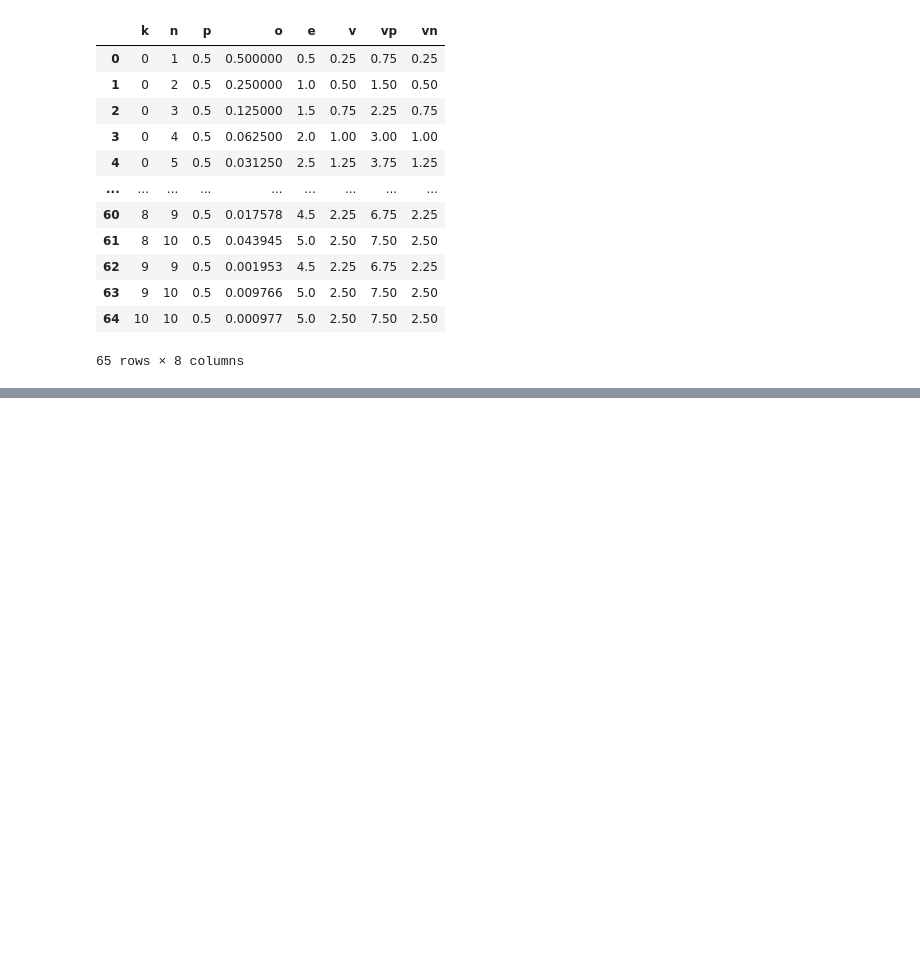
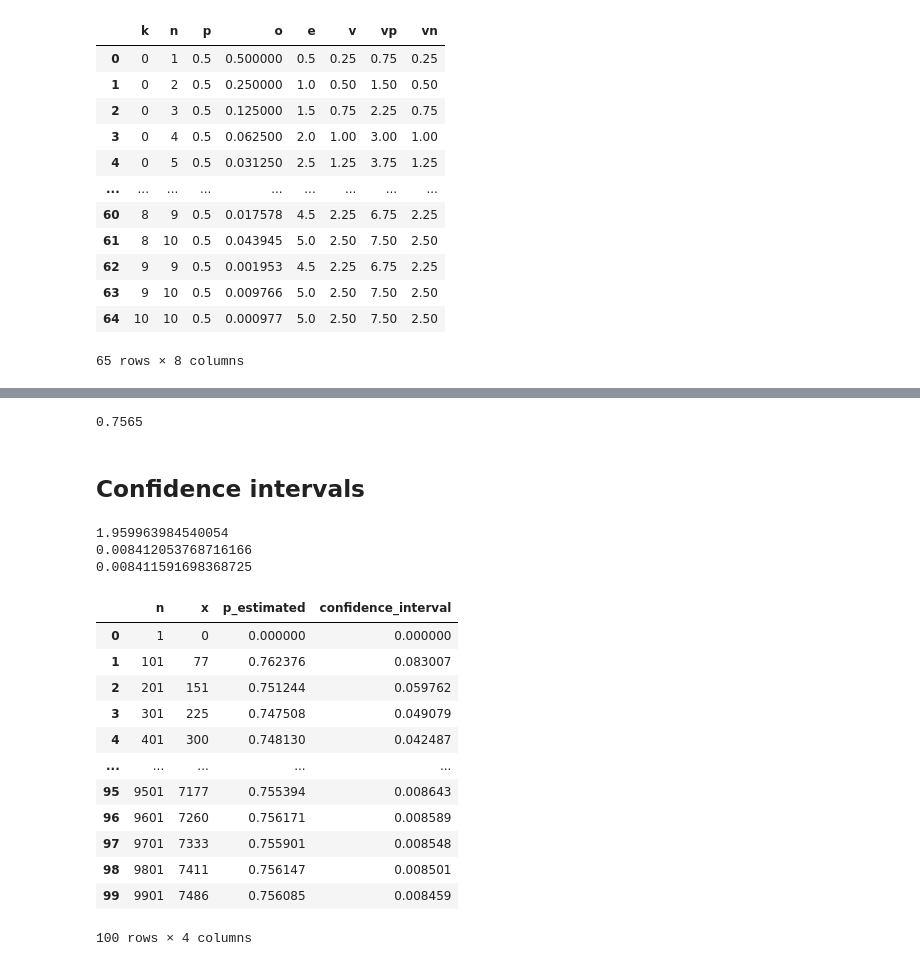
Before and after one commit to ExcaliburZero/learning_statistics, a Jupyter notebook: Binomial distribution.ipynb, the cells around one changed output, grey strips where cells are left out. Drawn from its saved outputs; the diff is of its cells as text; code cells hidden in the pictures; blank space fills up the shorter version.

```diff
--- a/Binomial distribution.ipynb
+++ b/Binomial distribution.ipynb
@@ -250,0 +270,8 @@ plt9.ggplot(data4, plt9.aes("k", "o")) +\
+# %%
+p_estimated = estimate_p(n, x)
+
+p_estimated
+# %% [output]
+0.7565
+# %% [markdown]
+## Confidence intervals
@@ -250,0 +293,35 @@ plt9.ggplot(data4, plt9.aes("k", "o")) +\
+# %%
+print(calc_z(0.05))
+print(wald_method(n, x, 0.05))
+print(agresti_coull_method(n, x, 0.05))
+# %% [output]
+1.959963984540054
+0.008412053768716166
+0.008411591698368725
+# %%
+output = []
+for sub_n in range(1, n + 1, 100):
+    sub_sample = sample[0:sub_n]
+    x_sample = len([s for s in sub_sample if s == True])
+
+    p_estimated = estimate_p(sub_n, x_sample)
+    confidence_interval = wald_method(sub_n, x_sample, 0.05)
+
+    output.append((sub_n, x_sample, p_estimated, confidence_interval))
+
+data5 = pd.DataFrame(output, columns=["n", "x", "p_estimated", "confidence_interval"])
+data5
+# %% [output]
+|  | n | x | p_estimated | confidence_interval |
+| 0 | 1 | 0 | 0.000000 | 0.000000 |
+| 1 | 101 | 77 | 0.762376 | 0.083007 |
+| 2 | 201 | 151 | 0.751244 | 0.059762 |
+| 3 | 301 | 225 | 0.747508 | 0.049079 |
+| 4 | 401 | 300 | 0.748130 | 0.042487 |
+| ... | ... | ... | ... | ... |
+| 95 | 9501 | 7177 | 0.755394 | 0.008643 |
+| 96 | 9601 | 7260 | 0.756171 | 0.008589 |
+| 97 | 9701 | 7333 | 0.755901 | 0.008548 |
+| 98 | 9801 | 7411 | 0.756147 | 0.008501 |
+| 99 | 9901 | 7486 | 0.756085 | 0.008459 |
+100 rows × 4 columns
```
Also changed, not shown: parts of 10 cells of this notebook.
